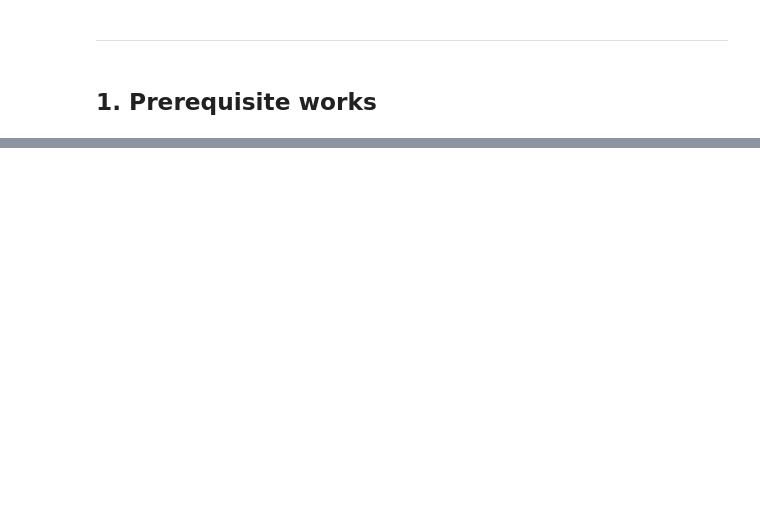
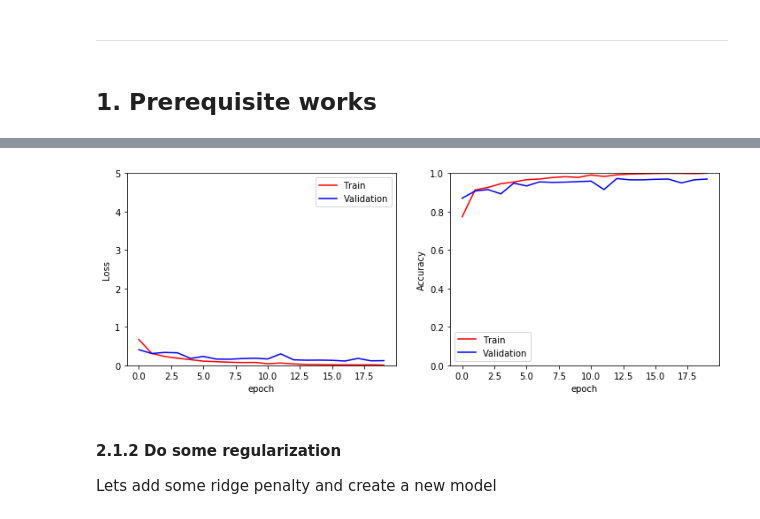
Before and after one commit to dndao/road-traffic-sign-classify, a Jupyter notebook: road-traffice-sign-classify.ipynb, the cells around one changed output, grey strips where cells are left out. Cells and saved outputs as stored; diff of their text form; code cells hidden in the pictures; blank space fills up the shorter version.

```diff
--- a/road-traffice-sign-classify.ipynb
+++ b/road-traffice-sign-classify.ipynb
@@ -54,0 +165,8 @@ tf.__version__
+# %%
+train_df, validation_df = train_test_split(data, test_size=0.2)
+train_df, test_df = train_test_split(train_df, test_size=0.25)
+print('Train size: {}, Validate size: {} Test size: {}'.format(train_df.shape, validation_df.shape, test_df.shape))
+
+N_train_images = train_df.shape[0]
+N_val_images = validation_df.shape[0]
+N_test_images = test_df.shape[0]
@@ -54,0 +267,18 @@ tf.__version__
+# %%
+def plot_results(res):
+    plt.figure(figsize=(12,4))
+    plt.subplot(1,2,1)
+    plt.plot(res[:,0], res[:,1], 'r-')
+    plt.plot(res[:,0], res[:,3], 'b-')
+    plt.legend(['Train', 'Validation'])
+    plt.xlabel('epoch')
+    plt.ylabel('Loss')
+    plt.ylim([0, np.max([5., np.max(res[:,1]), np.max(res[:,3])])])
+
+    plt.subplot(1,2,2)
+    plt.plot(res[:,0], res[:,2], 'r-')
+    plt.plot(res[:,0], res[:,4], 'b-')
+    plt.legend(['Train', 'Validation'])
+    plt.xlabel('epoch')
+    plt.ylabel('Accuracy')
+    plt.ylim([0, np.max([1., np.max(res[:,2]), np.max(res[:,4])])])
@@ -54,0 +287,14 @@ tf.__version__
+# %%
+sgd = optimizers.SGD(lr=0.01, decay=1e-6, momentum=0.9, nesterov=True)
+
+shape_model = Sequential()
+shape_model.add(Flatten(input_shape=(28, 28, 3)))
+shape_model.add(Dense(64))
+shape_model.add(Activation('relu'))
+shape_model.add(Dense(5))
+shape_model.add(Activation('softmax'))
+
+
+# Compile model
+shape_model.compile(loss='categorical_crossentropy', optimizer=sgd, metrics=[categorical_accuracy])
+shape_model.summary()
@@ -54,0 +319,2 @@ tf.__version__
+# %%
+res = train_shape_model(shape_model, num_epoch=20, verbose=False)
@@ -54,0 +323,8 @@ tf.__version__
+# %%
+plot_results(res)
+# %% [output]
+[figure, added]
+# %% [markdown]
+#### 2.1.2 Do some regularization
+
+Lets add some ridge penalty and create a new model
```
Also changed, not shown: parts of 71 cells of this notebook.
